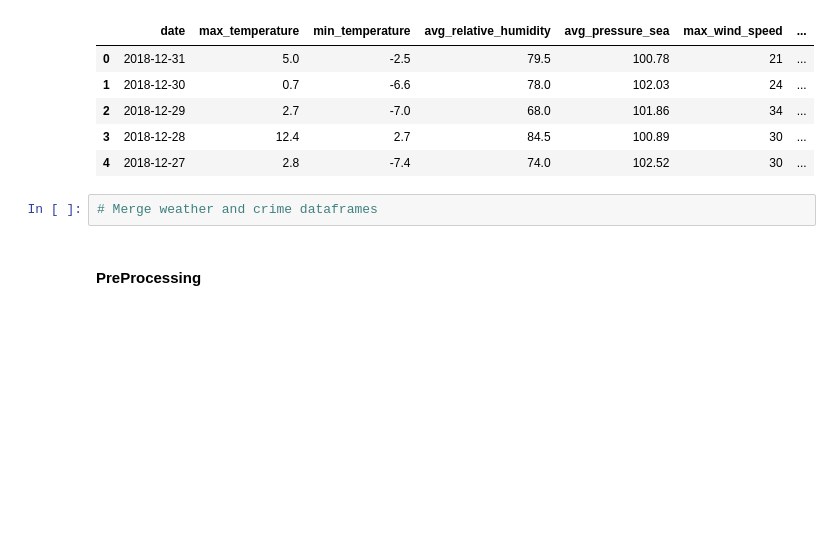
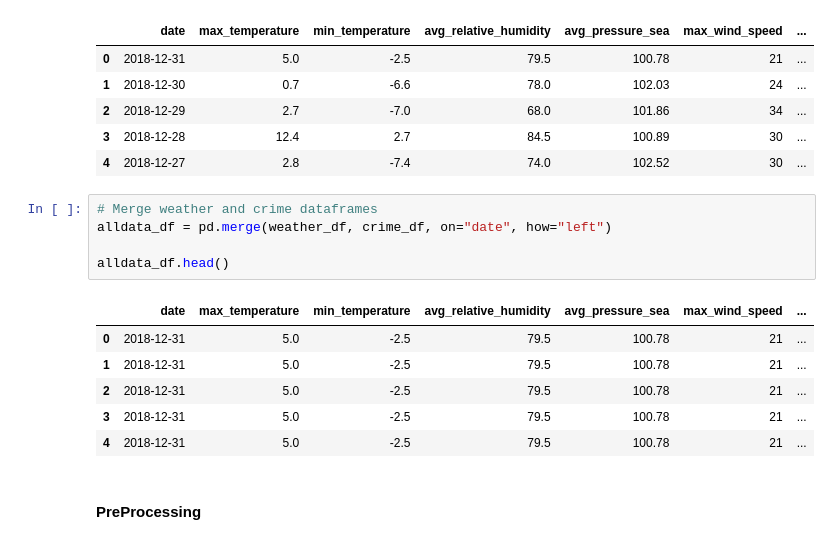
Before and after one commit to MickMarch/Canadian_Homelessness_Analysis, a Jupyter notebook: NN_Model/Basic_NN_Model.ipynb, the cells around one changed output. Cells and saved outputs as stored; diff of their text form; blank space fills up the shorter version.

```diff
--- a/NN_Model/Basic_NN_Model.ipynb
+++ b/NN_Model/Basic_NN_Model.ipynb
@@ -56,6 +56,16 @@ weather_df.head()
 | 4 | 2018-12-27 | 2.8 | -7.4 | 74.0 | 102.52 | 30 | ... |
 # %%
 # Merge weather and crime dataframes
+alldata_df = pd.merge(weather_df, crime_df, on="date", how="left")
+
+alldata_df.head()
+# %% [output]
+|  | date | max_temperature | min_temperature | avg_relative_humidity | avg_pressure_sea | max_wind_speed | ... |
+| 0 | 2018-12-31 | 5.0 | -2.5 | 79.5 | 100.78 | 21 | ... |
+| 1 | 2018-12-31 | 5.0 | -2.5 | 79.5 | 100.78 | 21 | ... |
+| 2 | 2018-12-31 | 5.0 | -2.5 | 79.5 | 100.78 | 21 | ... |
+| 3 | 2018-12-31 | 5.0 | -2.5 | 79.5 | 100.78 | 21 | ... |
+| 4 | 2018-12-31 | 5.0 | -2.5 | 79.5 | 100.78 | 21 | ... |
 # %% [markdown]
 #### PreProcessing
 # %%
```
Also changed, not shown: parts of 11 cells of this notebook, 2 other files.
